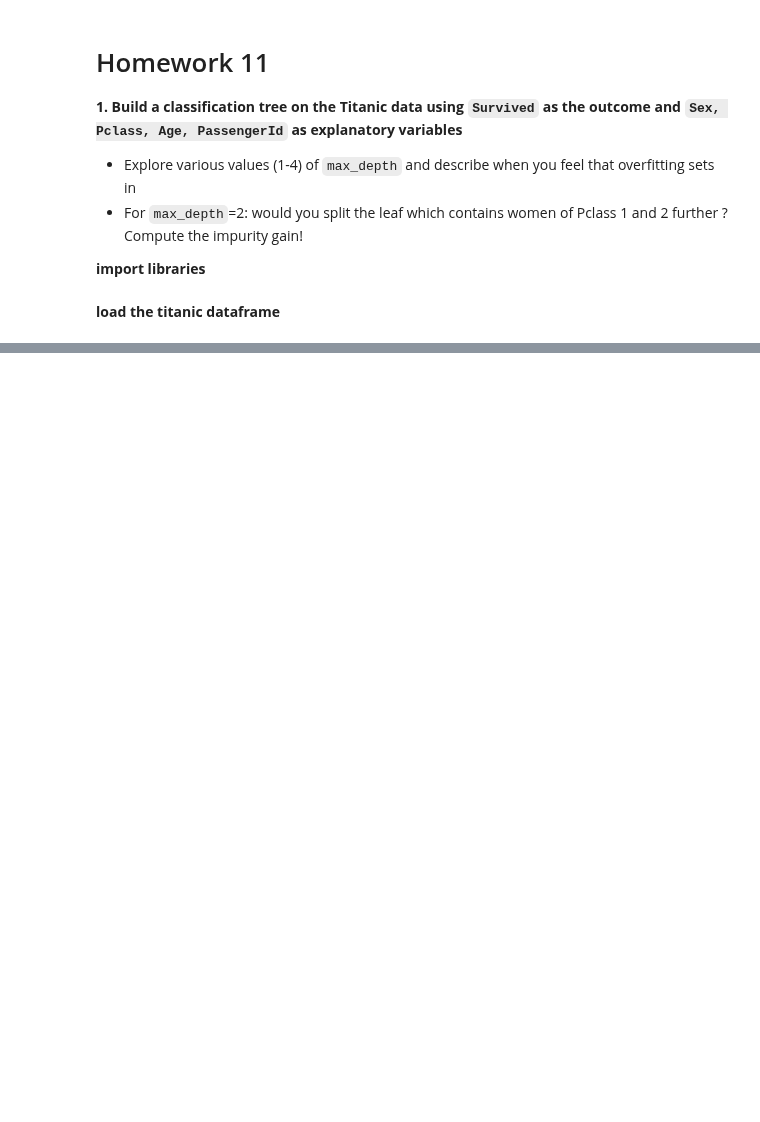
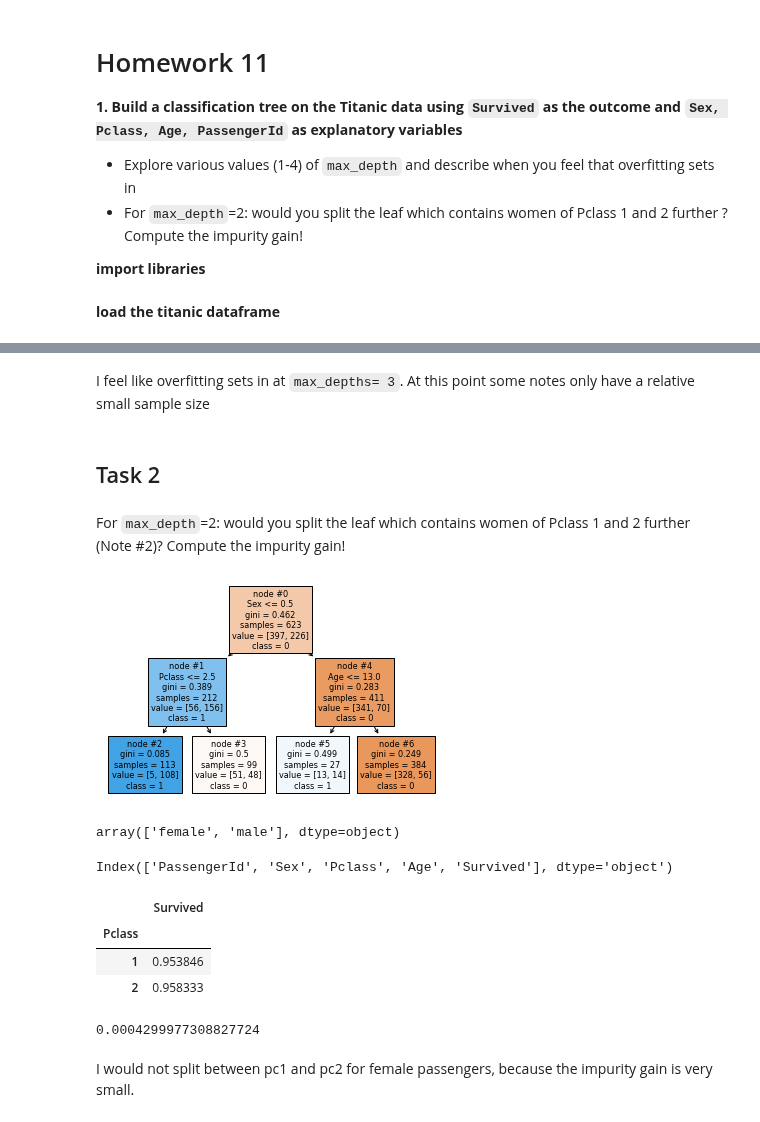
Before and after one commit to Heity94/01_DataScience_2021, a Jupyter notebook: Week_11/Homework11.ipynb, the cells around one changed output, grey strips where cells are left out. Drawn from its saved outputs; the diff is of its cells as text; code cells hidden in the pictures; blank space fills up the shorter version.

```diff
--- a/Week_11/Homework11.ipynb
+++ b/Week_11/Homework11.ipynb
@@ -28,0 +98,18 @@ df.head()
+# %% [markdown]
+I feel like overfitting sets in at `max_depths= 3`. At this point some notes only have a relative small sample size
+# %% [markdown]
+## Task 2
+# %% [markdown]
+For `max_depth`=2: would you split the leaf which contains women of Pclass 1 and 2 further (Note #2)? Compute the impurity gain!
+# %%
+plot_tree(tree_models[1],
+            feature_names=X.columns,
+            class_names=["0","1"],
+            filled=True,
+            node_ids=True);
+# %% [output]
+[figure, added]
+# %%
+LE.classes_
+# %% [output]
+array(['female', 'male'], dtype=object)
@@ -28,0 +118,4 @@ df.head()
+# %%
+df_train.columns
+# %% [output]
+Index(['PassengerId', 'Sex', 'Pclass', 'Age', 'Survived'], dtype='object')
@@ -28,0 +126,8 @@ df.head()
+# %%
+surv_prob = df_fpc12.groupby("Pclass")[["Survived"]].mean()
+surv_prob
+# %% [output]
+|  | Survived |
+| Pclass |  |
+| 1 | 0.953846 |
+| 2 | 0.958333 |
@@ -28,0 +144,7 @@ df.head()
+# %%
+gini_reduction = giniParent -(gini_pc1*n_pc1/samplesParent+gini_pc2*n_pc2/samplesParent)
+gini_reduction
+# %% [output]
+0.0004299977308827724
+# %% [markdown]
+I would not split between pc1 and pc2 for female passengers, because the impurity gain is very small.
```
Also changed, not shown: parts of 18 cells of this notebook, 2 other files.
